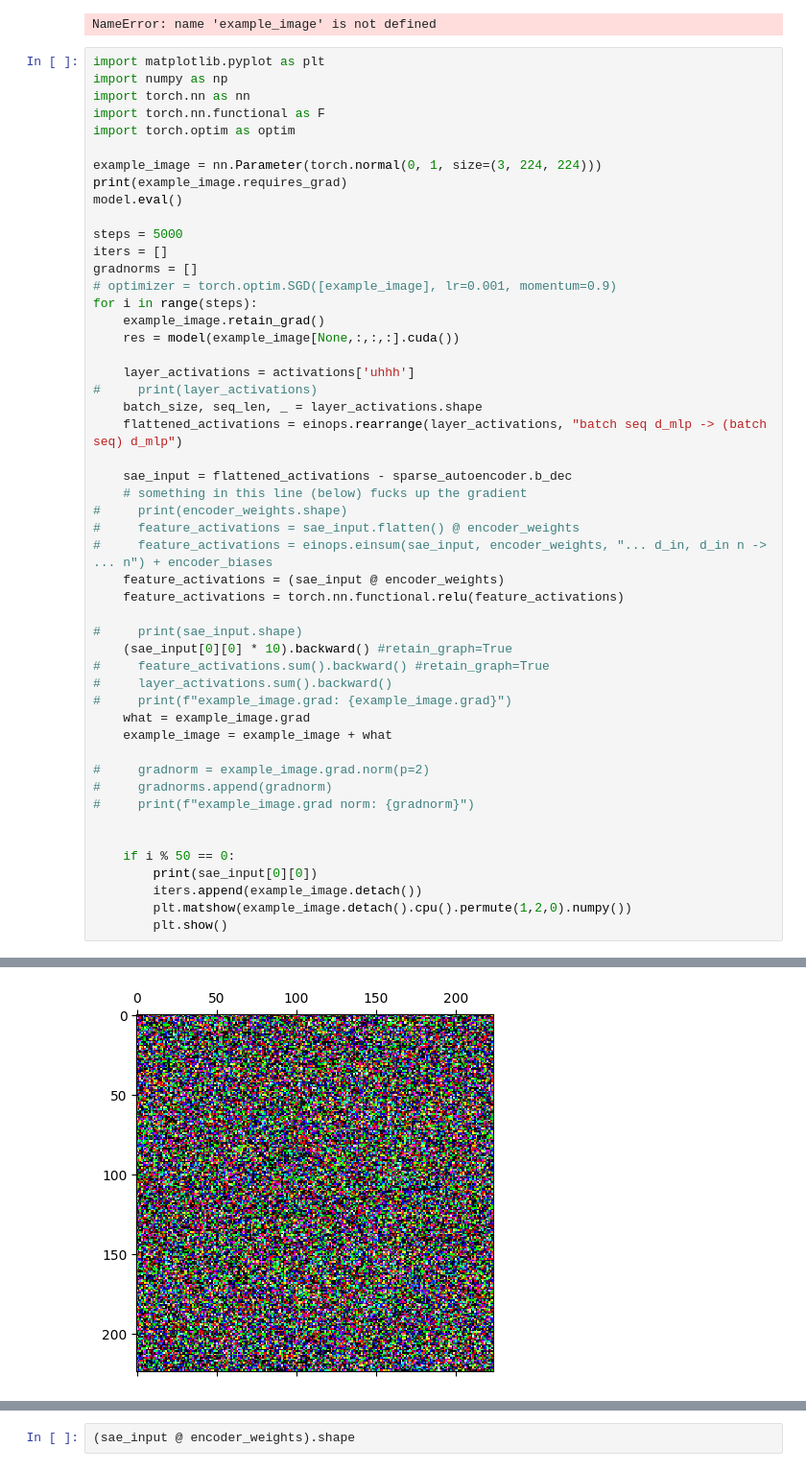
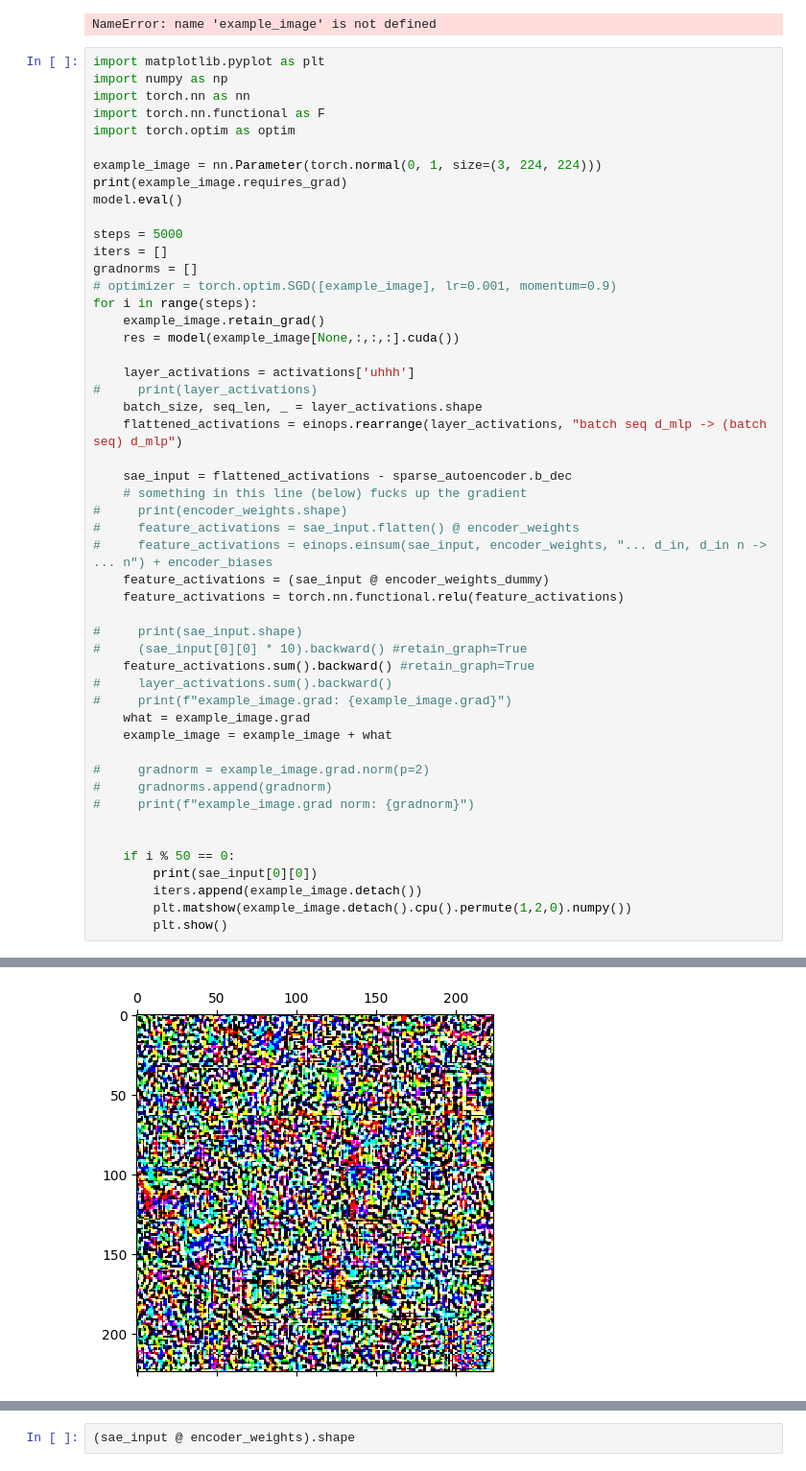
Before and after one commit to soniajoseph/ViT-Prisma, a Jupyter notebook: src/vit_prisma/sae/evals/feature_grad_ascent_maximally_activ_tokens.ipynb, the cells around one changed output, grey strips where cells are left out. Shown at 96% size. Saved outputs shown, nothing was run; the diff lists cells and outputs as text.

```diff
--- a/src/vit_prisma/sae/evals/feature_grad_ascent_maximally_activ_tokens.ipynb
+++ b/src/vit_prisma/sae/evals/feature_grad_ascent_maximally_activ_tokens.ipynb
@@ -443,12 +443,12 @@ for i in range(steps):
 #     print(encoder_weights.shape)
 #     feature_activations = sae_input.flatten() @ encoder_weights
 #     feature_activations = einops.einsum(sae_input, encoder_weights, "... d_in, d_in n -> ... n") + encoder_biases
-    feature_activations = (sae_input @ encoder_weights)
+    feature_activations = (sae_input @ encoder_weights_dummy)
     feature_activations = torch.nn.functional.relu(feature_activations)
 
 #     print(sae_input.shape)
-    (sae_input[0][0] * 10).backward() #retain_graph=True
-#     feature_activations.sum().backward() #retain_graph=True
+#     (sae_input[0][0] * 10).backward() #retain_graph=True
+    feature_activations.sum().backward() #retain_graph=True
 #     layer_activations.sum().backward()
 #     print(f"example_image.grad: {example_image.grad}")
     what = example_image.grad
@@ -474 +474 @@ tensor(1.2354, device='cuda:0', grad_fn=<SelectBackward0>)
-[figure, old version]
+[figure, new version]
```
Also changed, not shown: parts of 4 cells of this notebook.
